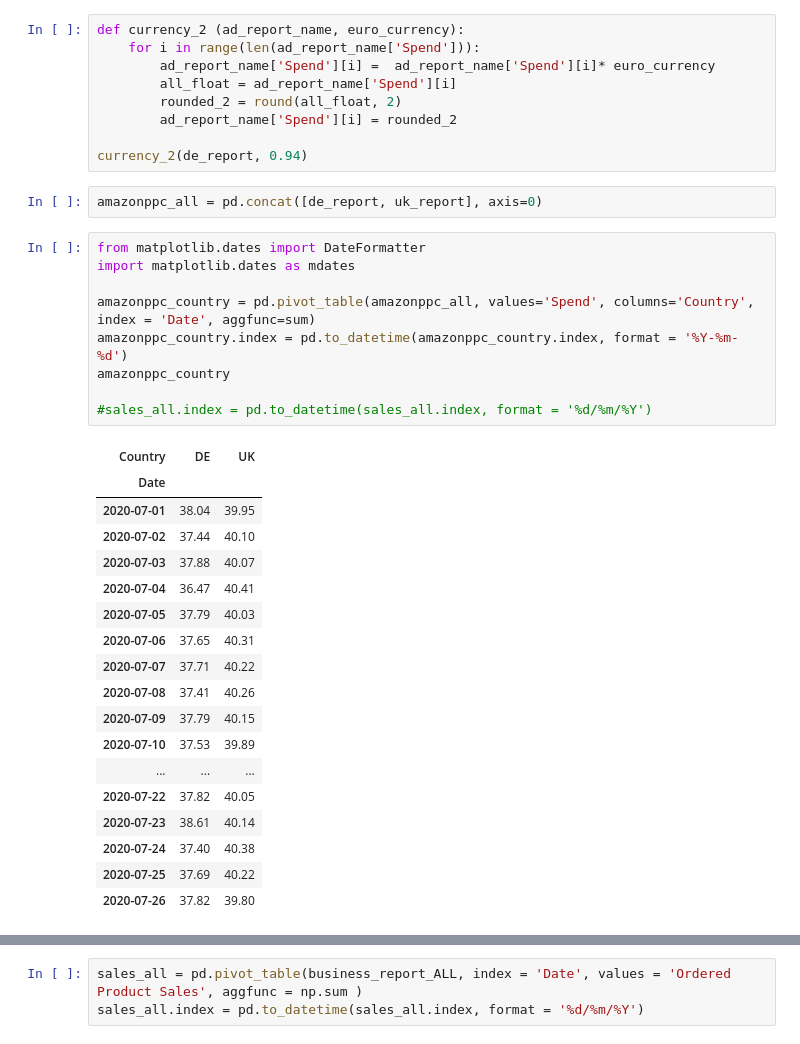
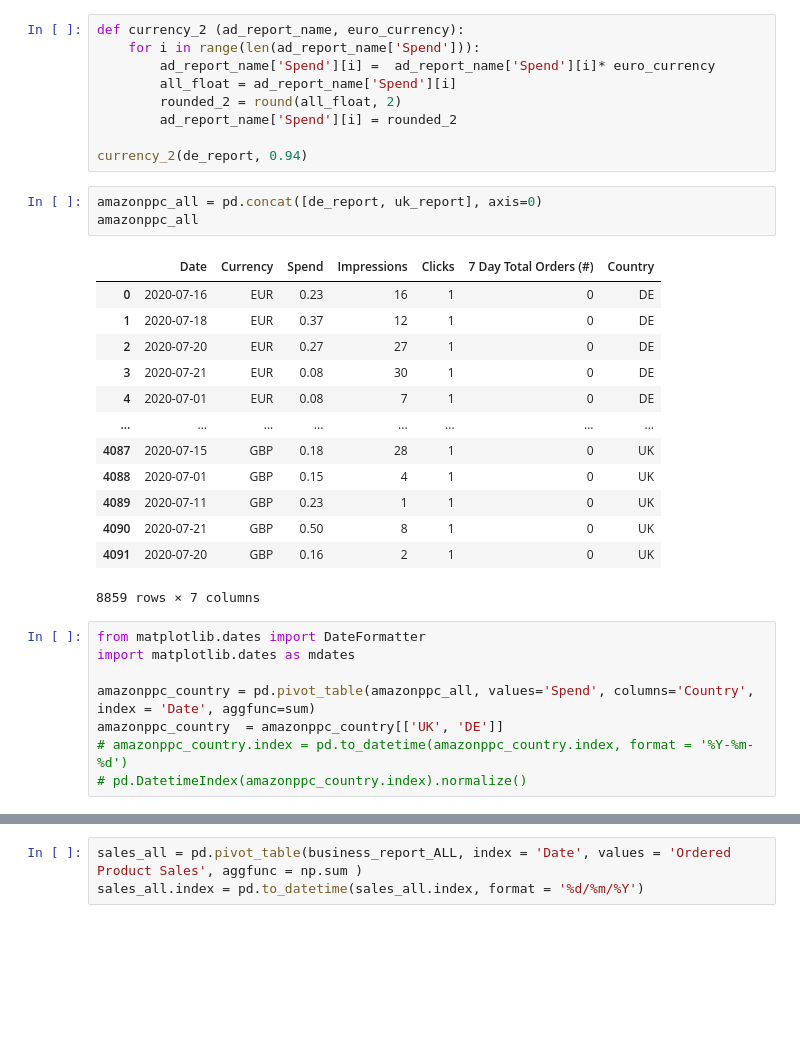
Before and after one commit to JoannaKang/kakao-commerce-data-analysis, a Jupyter notebook: Kakao_dashboard_Amazon.ipynb, the cells around one changed output, grey strips where cells are left out. Drawn from its saved outputs; the diff is of its cells as text; blank space fills up the shorter version.

```diff
--- a/Kakao_dashboard_Amazon.ipynb
+++ b/Kakao_dashboard_Amazon.ipynb
@@ -209,31 +131,26 @@ def currency_2 (ad_report_name, euro_currency):
 currency_2(de_report, 0.94)
 # %%
 amazonppc_all = pd.concat([de_report, uk_report], axis=0)
+amazonppc_all
+# %% [output]
+|  | Date | Currency | Spend | Impressions | Clicks | 7 Day Total Orders (#) | Country |
+| 0 | 2020-07-16 | EUR | 0.23 | 16 | 1 | 0 | DE |
+| 1 | 2020-07-18 | EUR | 0.37 | 12 | 1 | 0 | DE |
+| 2 | 2020-07-20 | EUR | 0.27 | 27 | 1 | 0 | DE |
+| 3 | 2020-07-21 | EUR | 0.08 | 30 | 1 | 0 | DE |
+| 4 | 2020-07-01 | EUR | 0.08 | 7 | 1 | 0 | DE |
+| ... | ... | ... | ... | ... | ... | ... | ... |
+| 4087 | 2020-07-15 | GBP | 0.18 | 28 | 1 | 0 | UK |
+| 4088 | 2020-07-01 | GBP | 0.15 | 4 | 1 | 0 | UK |
+| 4089 | 2020-07-11 | GBP | 0.23 | 1 | 1 | 0 | UK |
+| 4090 | 2020-07-21 | GBP | 0.50 | 8 | 1 | 0 | UK |
+| 4091 | 2020-07-20 | GBP | 0.16 | 2 | 1 | 0 | UK |
+8859 rows × 7 columns
 # %%
 from matplotlib.dates import DateFormatter
 import matplotlib.dates as mdates
 
 amazonppc_country = pd.pivot_table(amazonppc_all, values='Spend', columns='Country', index = 'Date', aggfunc=sum)
-amazonppc_country.index = pd.to_datetime(amazonppc_country.index, format = '%Y-%m-%d')
-amazonppc_country
-
-#sales_all.index = pd.to_datetime(sales_all.index, format = '%d/%m/%Y')
+amazonppc_country  = amazonppc_country[['UK', 'DE']]
+# amazonppc_country.index = pd.to_datetime(amazonppc_country.index, format = '%Y-%m-%d')
+# pd.DatetimeIndex(amazonppc_country.index).normalize()
-# %% [output]
-| Country | DE | UK |
-| Date |  |  |
-| 2020-07-01 | 38.04 | 39.95 |
-| 2020-07-02 | 37.44 | 40.10 |
-| 2020-07-03 | 37.88 | 40.07 |
-| 2020-07-04 | 36.47 | 40.41 |
-| 2020-07-05 | 37.79 | 40.03 |
-| 2020-07-06 | 37.65 | 40.31 |
-| 2020-07-07 | 37.71 | 40.22 |
-| 2020-07-08 | 37.41 | 40.26 |
-| 2020-07-09 | 37.79 | 40.15 |
-| 2020-07-10 | 37.53 | 39.89 |
-| ... | ... | ... |
-| 2020-07-22 | 37.82 | 40.05 |
-| 2020-07-23 | 38.61 | 40.14 |
-| 2020-07-24 | 37.40 | 40.38 |
-| 2020-07-25 | 37.69 | 40.22 |
-| 2020-07-26 | 37.82 | 39.80 |
```
Also changed, not shown: parts of 11 cells of this notebook.
